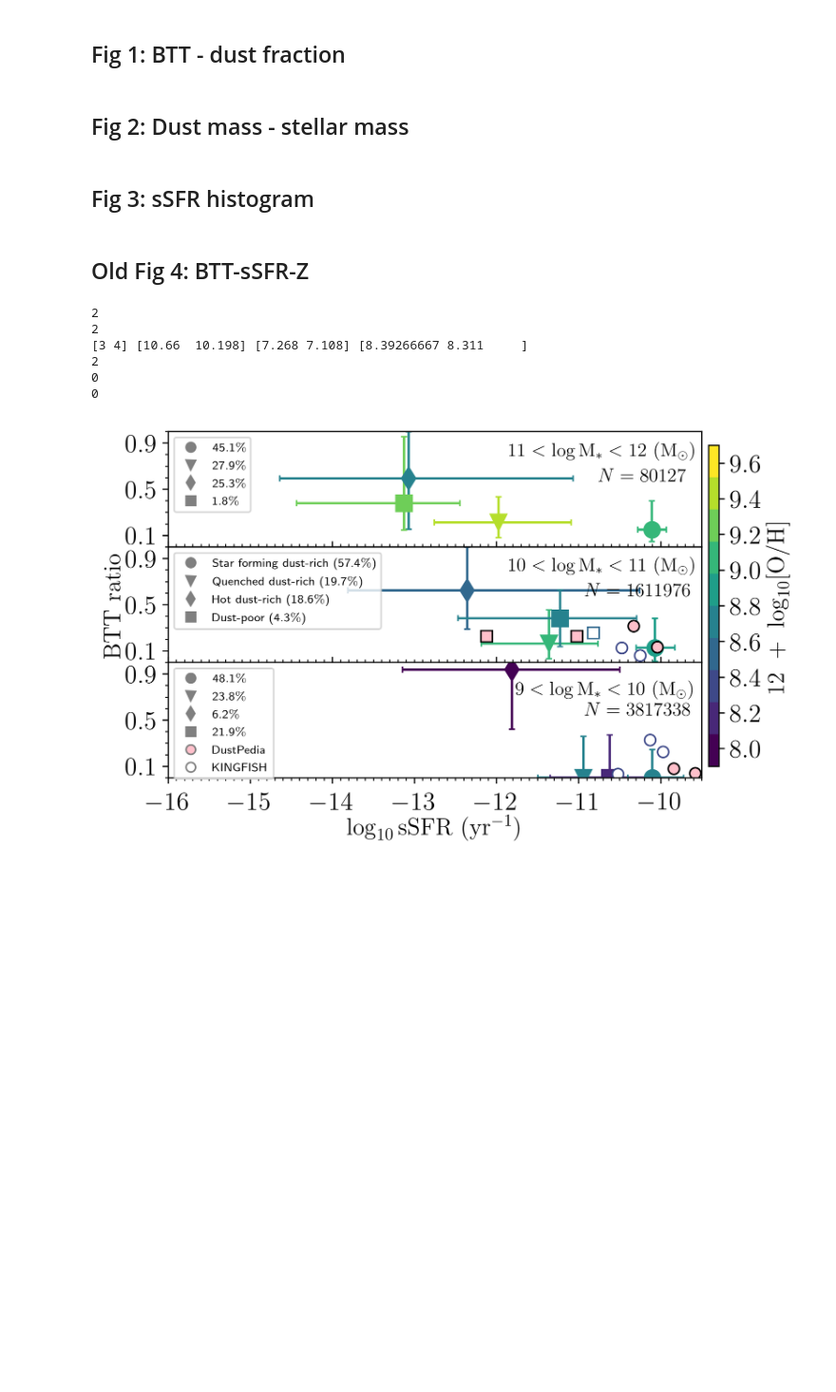
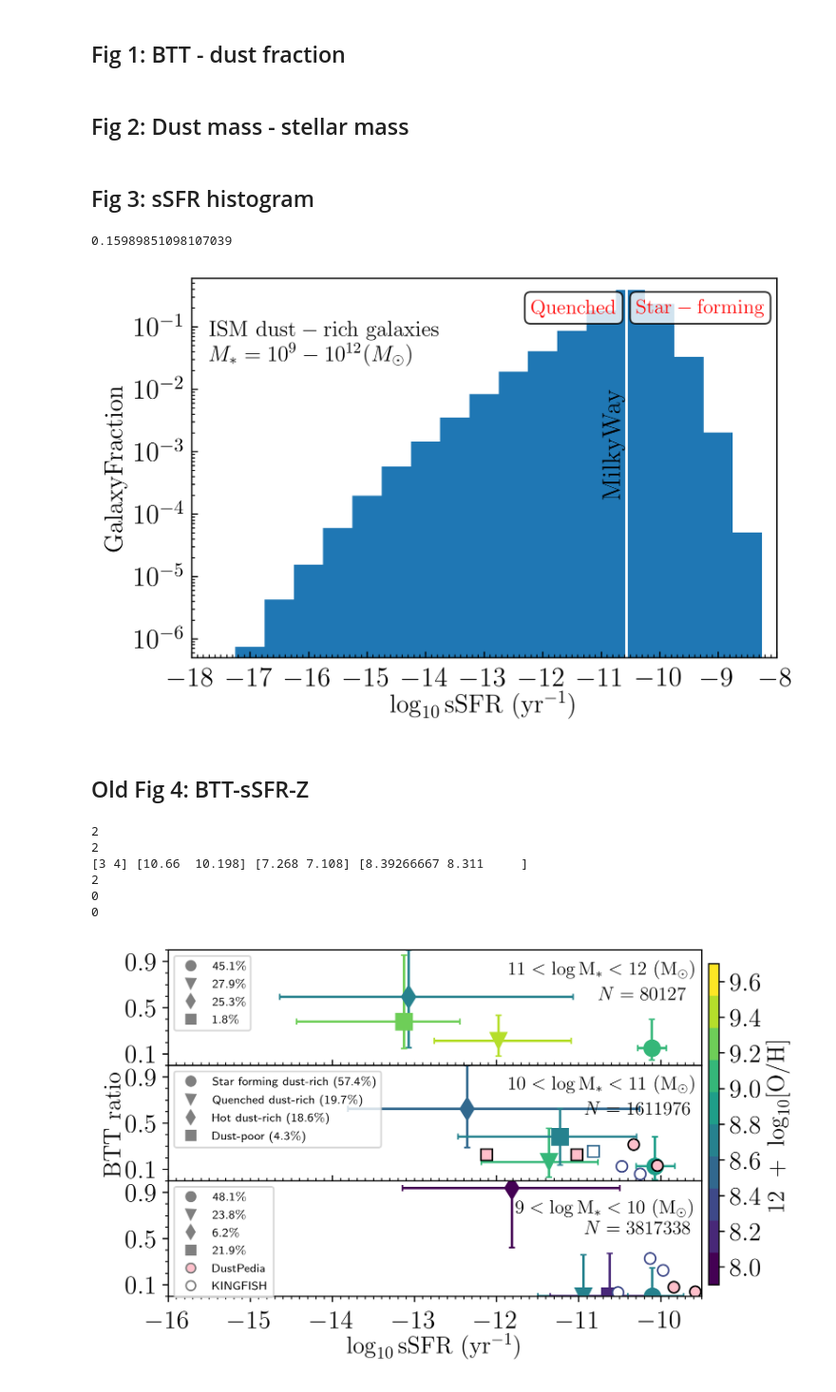
Before and after one commit to dptriani/dusty-sage, a Jupyter notebook: analysis/Paper2_plotting.ipynb, the cells around one changed output. Shown at 95% size. Saved outputs shown, nothing was run; the diff lists cells and outputs as text; code cells hidden in the pictures; blank space fills up the shorter version.

```diff
--- a/analysis/Paper2_plotting.ipynb
+++ b/analysis/Paper2_plotting.ipynb
@@ -420,7 +420,7 @@ nbins = np.arange(ssfr_min, ssfr_max + binwidth, binwidth)
 hist, bins = np.histogram(ssfr_rich, bins=nbins)
 plt.bar(bins[:-1], hist/sum(hist), width=bins[1]-bins[0])
 
-plt.axvline(x=ssfr_MW, color='grey')
+plt.axvline(x=ssfr_MW, color='white')
 
 w = np.where((ssfr_rich<sSFRcut) | (ssfr_rich==sSFRcut))[0]
 print(len(w)/len(ssfr_rich))
@@ -459,34 +459,37 @@ w = np.where(ssfr>sSFRcut)[0]
 print(len(w)/len(ssfr))
 
 #fig.text(0.15, 0.53, r'$M_\mathrm{dust} > 1.0 \times 10^{7} (M_{\odot})$', fontsize=10)
 
 fig.text(0.13, 0.5, r'$\mathrm{ISM}\ \mathrm{dust-poor}\ \mathrm{galaxies}$', fontsize=15)
 ax.xaxis.set_minor_locator(plt.MultipleLocator(0.1))
 ax.yaxis.set_minor_locator(plt.MultipleLocator(0.05))
 '''
 plt.xticks([-18, -17, -16, -15, -14, -13, -12, -11, -10, -9, -8])
 #plt.yticks([0, 0.25, 0.5])
 #plt.yticks([0, 0.1, 0.2, 0.3, 0.4, 0.5, 0.6])
 
 plt.xlabel(r'$\log_{10} \mathrm{sSFR}\ (\mathrm{yr}^{-1})$', fontsize=15)
-plt.ylabel(r'$\mathrm{Fraction}$', fontsize=15)
+plt.ylabel(r'$\mathrm{Galaxy Fraction}$', fontsize=15)
 plt.text(-11, 0.0013, r'$\mathrm{MilkyWay}$', fontsize=15, color='k', va='center', rotation='vertical')
 props = dict(boxstyle='round', facecolor='white', alpha=0.8)
 plt.text(-12.2, 0.2, r'$\mathrm{Quenched}$', fontsize=12, color='red', va='center', bbox=props)
 plt.text(-10.4, 0.2, r'$\mathrm{Star-forming}$', fontsize=12, color='red', va='center', bbox=props)
 plt.text(-17.7, 0.07, r'$\mathrm{ISM}\ \mathrm{dust-rich}\ \mathrm{galaxies}$', fontsize=13)
 plt.text(-17.7, 0.025, r'$ M_{*} = 10^{9} - 10^{12} (M_{\odot})$', fontsize=13)
 
 #fig.text(0.0, 0.5, r'$\mathrm{Fraction}$', fontsize=15, va='center', rotation='vertical')
 #plt.text(0.69, 0.43, r'$\mathrm{MilkyWay}$', fontsize=15, color='grey', va='center', rotation='vertical')
 #fig.text(0.52, 0.87, r'$\mathrm{Quenched}$', fontsize=15, color='red', va='center')
 #fig.text(0.69, 0.87, r'$\mathrm{Star-forming}$', fontsize=15, color='red', va='center')
 #fig.text(0.13, 0.9, r'$\mathrm{ISM}\ \mathrm{dust-rich}\ \mathrm{galaxies}$', fontsize=15)
 #fig.text(0.13, 0.6, r'$ M_{*} = 10^{9} - 10^{12} (M_{\odot})$', fontsize=15)
 
 plt.tight_layout()
 plt.subplots_adjust(wspace=0, hspace=0)
 plt.savefig('plots/sSFR-hist-allmass-512files.png')
+# %% [output]
+0.15989851098107039
+[figure, added]
 # %% [markdown]
 ## Old Fig 4: BTT-sSFR-Z
 # %%
```
Also changed, not shown: parts of 4 cells of this notebook, 1 other file.
